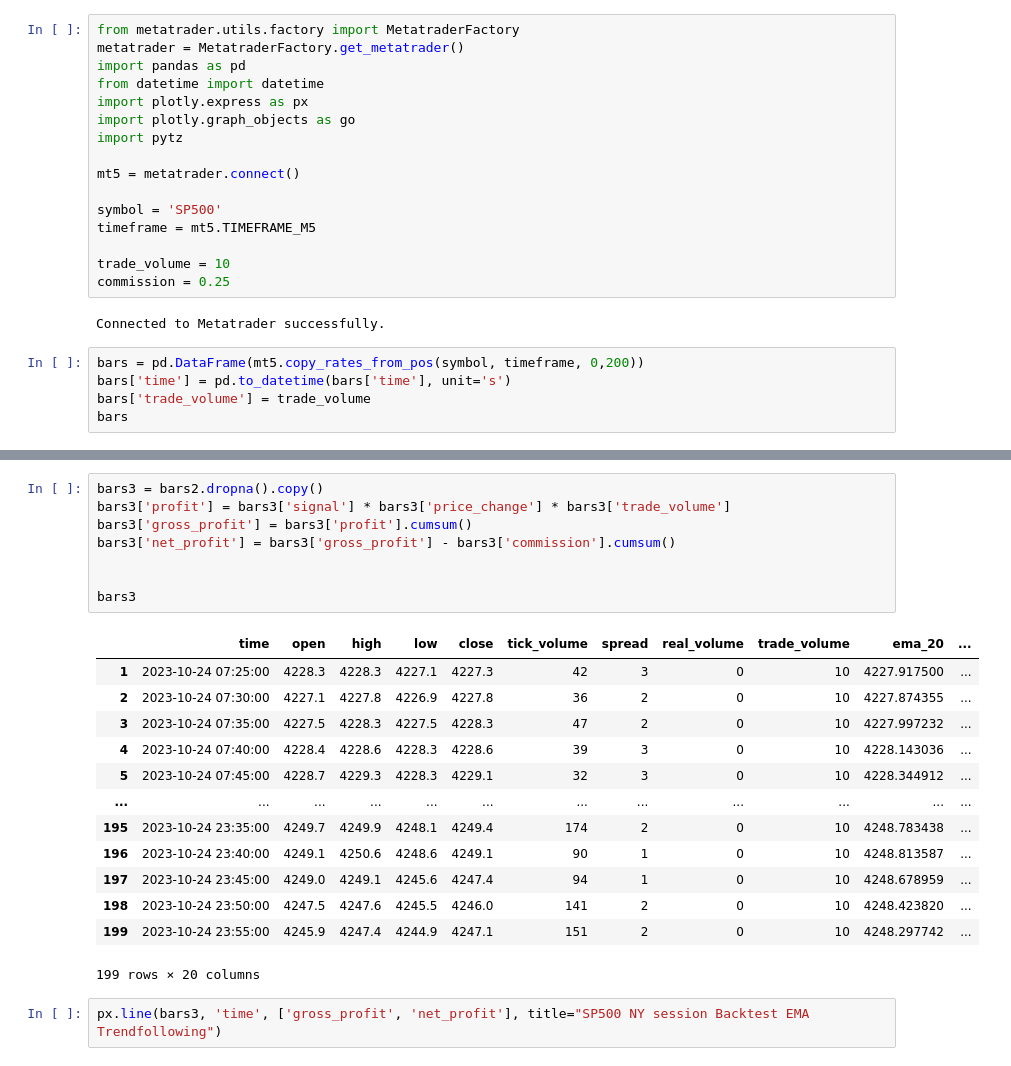
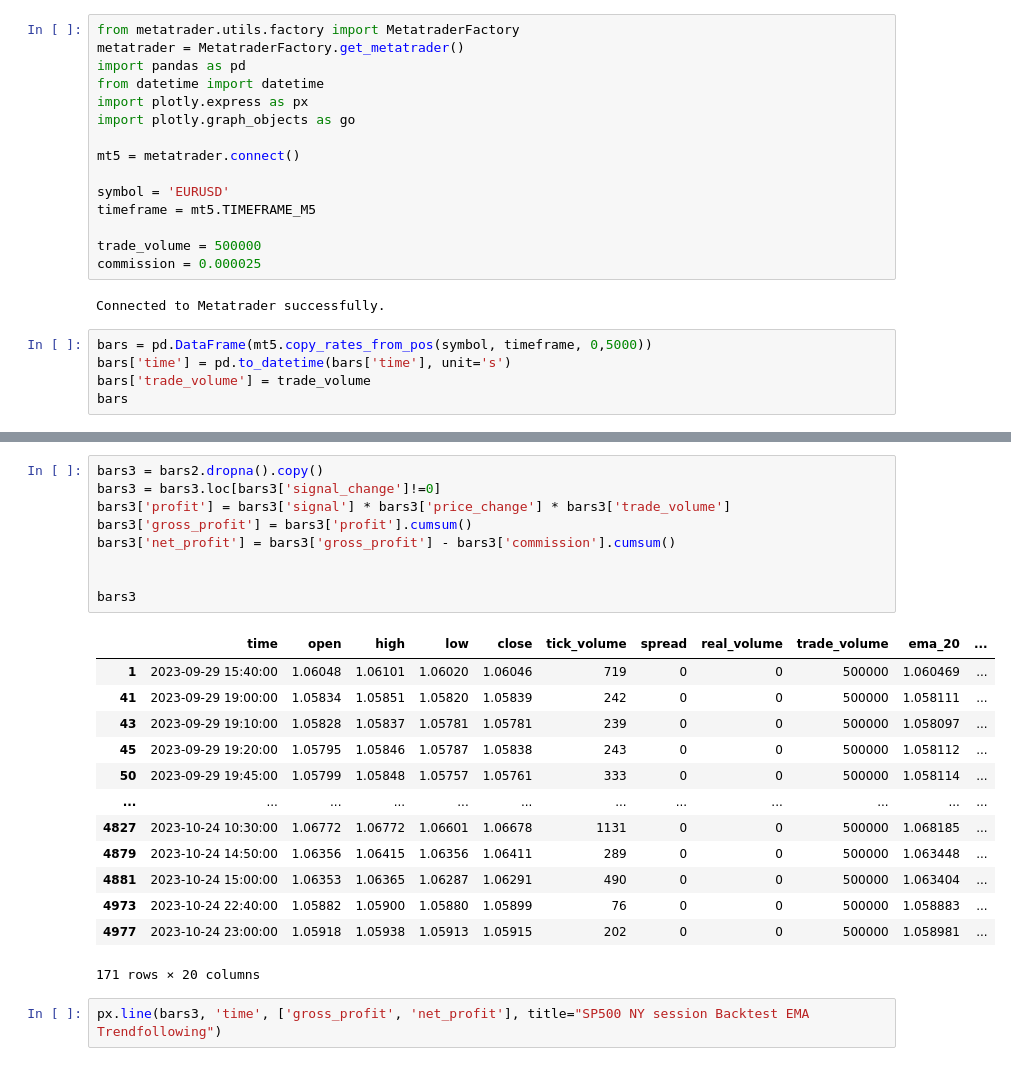
Before and after one commit to Pr4v33n23/MetatraderAlgoBot, a Jupyter notebook: studies/ema_crossover_backtest.ipynb, the cells around one changed output, grey strips where cells are left out. Saved outputs shown, nothing was run; the diff lists cells and outputs as text.

Commit message:
backtested proper data

```diff
--- a/studies/ema_crossover_backtest.ipynb
+++ b/studies/ema_crossover_backtest.ipynb
@@ -5,19 +5,18 @@ import pandas as pd
 from datetime import datetime
 import plotly.express as px
 import plotly.graph_objects as go
-import pytz
 
 mt5 = metatrader.connect()
 
-symbol = 'SP500'
+symbol = 'EURUSD'
 timeframe = mt5.TIMEFRAME_M5
 
-trade_volume = 10
-commission = 0.25
+trade_volume = 500000
+commission = 0.000025
 # %% [output]
 Connected to Metatrader successfully.
 # %%
-bars = pd.DataFrame(mt5.copy_rates_from_pos(symbol, timeframe, 0,200))
+bars = pd.DataFrame(mt5.copy_rates_from_pos(symbol, timeframe, 0,5000))
 bars['time'] = pd.to_datetime(bars['time'], unit='s')
 bars['trade_volume'] = trade_volume
 bars
@@ -94,24 +93,25 @@ bars2
 # %%
 bars3 = bars2.dropna().copy()
+bars3 = bars3.loc[bars3['signal_change']!=0]
 bars3['profit'] = bars3['signal'] * bars3['price_change'] * bars3['trade_volume']
 bars3['gross_profit'] = bars3['profit'].cumsum()
 bars3['net_profit'] = bars3['gross_profit'] - bars3['commission'].cumsum()
 
 
 bars3
 # %% [output]
 |  | time | open | high | low | close | tick_volume | spread | real_volume | trade_volume | ema_20 | ... |
-| 1 | 2023-10-24 07:25:00 | 4228.3 | 4228.3 | 4227.1 | 4227.3 | 42 | 3 | 0 | 10 | 4227.917500 | ... |
-| 2 | 2023-10-24 07:30:00 | 4227.1 | 4227.8 | 4226.9 | 4227.8 | 36 | 2 | 0 | 10 | 4227.874355 | ... |
-| 3 | 2023-10-24 07:35:00 | 4227.5 | 4228.3 | 4227.5 | 4228.3 | 47 | 2 | 0 | 10 | 4227.997232 | ... |
-| 4 | 2023-10-24 07:40:00 | 4228.4 | 4228.6 | 4228.3 | 4228.6 | 39 | 3 | 0 | 10 | 4228.143036 | ... |
-| 5 | 2023-10-24 07:45:00 | 4228.7 | 4229.3 | 4228.3 | 4229.1 | 32 | 3 | 0 | 10 | 4228.344912 | ... |
+| 1 | 2023-09-29 15:40:00 | 1.06048 | 1.06101 | 1.06020 | 1.06046 | 719 | 0 | 0 | 500000 | 1.060469 | ... |
+| 41 | 2023-09-29 19:00:00 | 1.05834 | 1.05851 | 1.05820 | 1.05839 | 242 | 0 | 0 | 500000 | 1.058111 | ... |
+| 43 | 2023-09-29 19:10:00 | 1.05828 | 1.05837 | 1.05781 | 1.05781 | 239 | 0 | 0 | 500000 | 1.058097 | ... |
+| 45 | 2023-09-29 19:20:00 | 1.05795 | 1.05846 | 1.05787 | 1.05838 | 243 | 0 | 0 | 500000 | 1.058112 | ... |
+| 50 | 2023-09-29 19:45:00 | 1.05799 | 1.05848 | 1.05757 | 1.05761 | 333 | 0 | 0 | 500000 | 1.058114 | ... |
 | ... | ... | ... | ... | ... | ... | ... | ... | ... | ... | ... | ... |
-| 195 | 2023-10-24 23:35:00 | 4249.7 | 4249.9 | 4248.1 | 4249.4 | 174 | 2 | 0 | 10 | 4248.783438 | ... |
-| 196 | 2023-10-24 23:40:00 | 4249.1 | 4250.6 | 4248.6 | 4249.1 | 90 | 1 | 0 | 10 | 4248.813587 | ... |
-| 197 | 2023-10-24 23:45:00 | 4249.0 | 4249.1 | 4245.6 | 4247.4 | 94 | 1 | 0 | 10 | 4248.678959 | ... |
-| 198 | 2023-10-24 23:50:00 | 4247.5 | 4247.6 | 4245.5 | 4246.0 | 141 | 2 | 0 | 10 | 4248.423820 | ... |
-| 199 | 2023-10-24 23:55:00 | 4245.9 | 4247.4 | 4244.9 | 4247.1 | 151 | 2 | 0 | 10 | 4248.297742 | ... |
+| 4827 | 2023-10-24 10:30:00 | 1.06772 | 1.06772 | 1.06601 | 1.06678 | 1131 | 0 | 0 | 500000 | 1.068185 | ... |
+| 4879 | 2023-10-24 14:50:00 | 1.06356 | 1.06415 | 1.06356 | 1.06411 | 289 | 0 | 0 | 500000 | 1.063448 | ... |
+| 4881 | 2023-10-24 15:00:00 | 1.06353 | 1.06365 | 1.06287 | 1.06291 | 490 | 0 | 0 | 500000 | 1.063404 | ... |
+| 4973 | 2023-10-24 22:40:00 | 1.05882 | 1.05900 | 1.05880 | 1.05899 | 76 | 0 | 0 | 500000 | 1.058883 | ... |
+| 4977 | 2023-10-24 23:00:00 | 1.05918 | 1.05938 | 1.05913 | 1.05915 | 202 | 0 | 0 | 500000 | 1.058981 | ... |
-199 rows × 20 columns
+171 rows × 20 columns
 # %%
 px.line(bars3, 'time', ['gross_profit', 'net_profit'], title="SP500 NY session Backtest EMA Trendfollowing")
```
Also changed, not shown: parts of 5 cells of this notebook, 1 other file.
